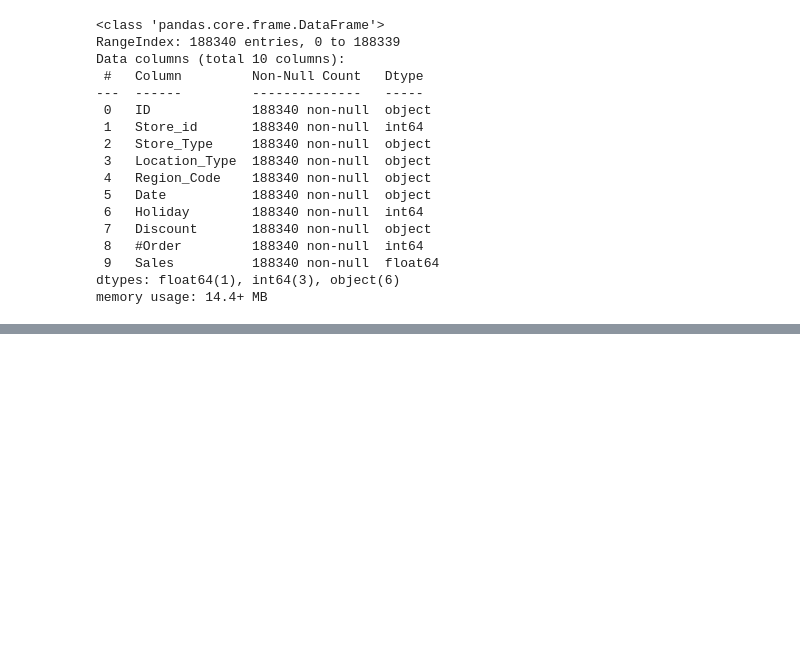
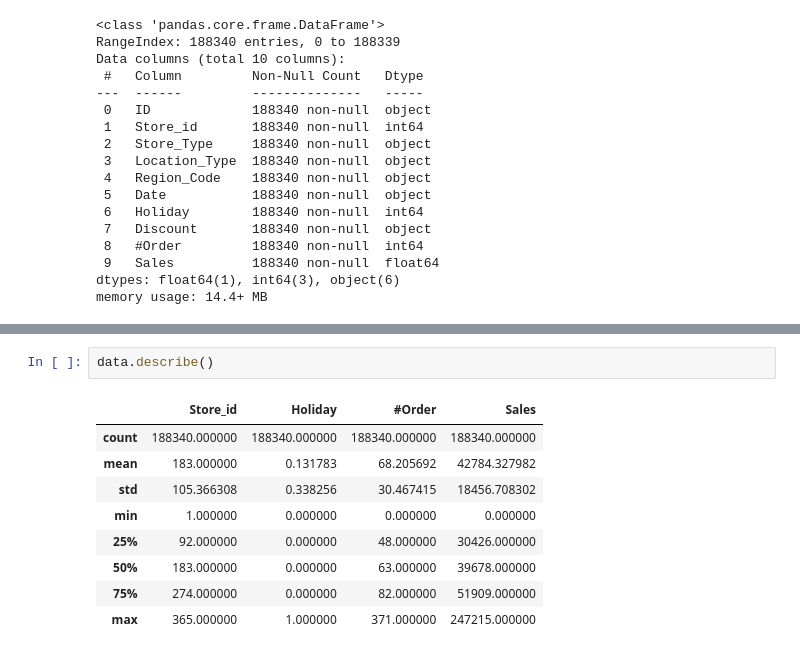
Before and after one commit to MananBagadi100/Order_prediction, a Jupyter notebook: order.ipynb, the cells around one changed output, grey strips where cells are left out. Drawn from its saved outputs; the diff is of its cells as text; blank space fills up the shorter version.

```diff
--- a/order.ipynb
+++ b/order.ipynb
@@ -32,0 +47,12 @@ memory usage: 14.4+ MB
+# %%
+data.describe()
+# %% [output]
+|  | Store_id | Holiday | #Order | Sales |
+| count | 188340.000000 | 188340.000000 | 188340.000000 | 188340.000000 |
+| mean | 183.000000 | 0.131783 | 68.205692 | 42784.327982 |
+| std | 105.366308 | 0.338256 | 30.467415 | 18456.708302 |
+| min | 1.000000 | 0.000000 | 0.000000 | 0.000000 |
+| 25% | 92.000000 | 0.000000 | 48.000000 | 30426.000000 |
+| 50% | 183.000000 | 0.000000 | 63.000000 | 39678.000000 |
+| 75% | 274.000000 | 0.000000 | 82.000000 | 51909.000000 |
+| max | 365.000000 | 1.000000 | 371.000000 | 247215.000000 |
```
Also changed, not shown: parts of 9 cells of this notebook.
